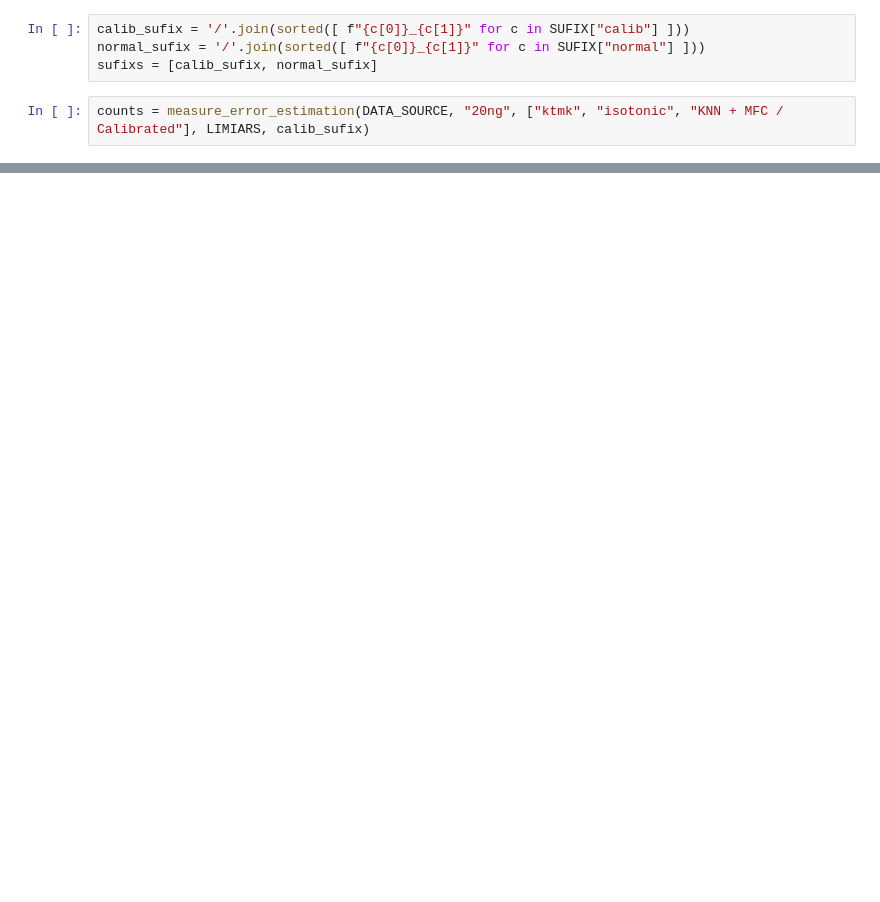
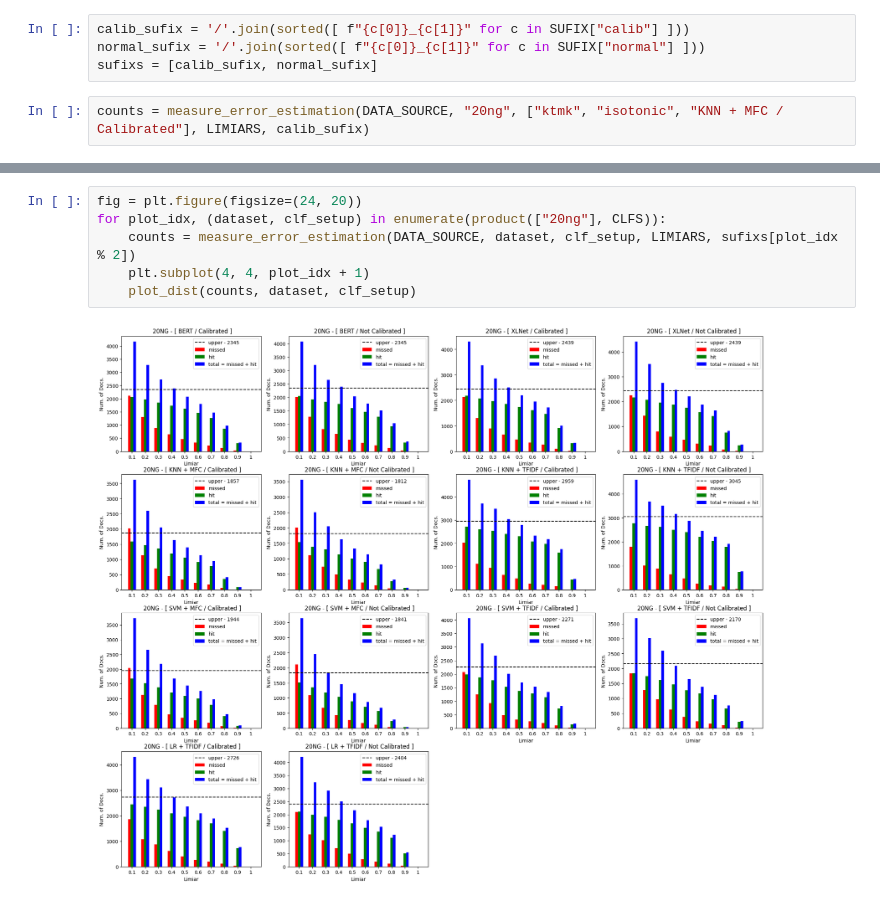
Before and after one commit to warSantos/MS, a Jupyter notebook: analysis/analysis_error_estimators/zeros_count.ipynb, the cells around one changed output, grey strips where cells are left out. Cells and saved outputs as stored; diff of their text form; blank space fills up the shorter version.

```diff
--- a/analysis/analysis_error_estimators/zeros_count.ipynb
+++ b/analysis/analysis_error_estimators/zeros_count.ipynb
@@ -116,0 +133,8 @@ for plot_idx, (dataset, clf_setup) in enumerate(product(DATASETS, CLFS)):
+# %%
+fig = plt.figure(figsize=(24, 20))
+for plot_idx, (dataset, clf_setup) in enumerate(product(["20ng"], CLFS)):
+    counts = measure_error_estimation(DATA_SOURCE, dataset, clf_setup, LIMIARS, sufixs[plot_idx % 2])
+    plt.subplot(4, 4, plot_idx + 1)
+    plot_dist(counts, dataset, clf_setup)
+# %% [output]
+[figure, added]
```
Also changed, not shown: parts of 6 cells of this notebook, 15 other files.
